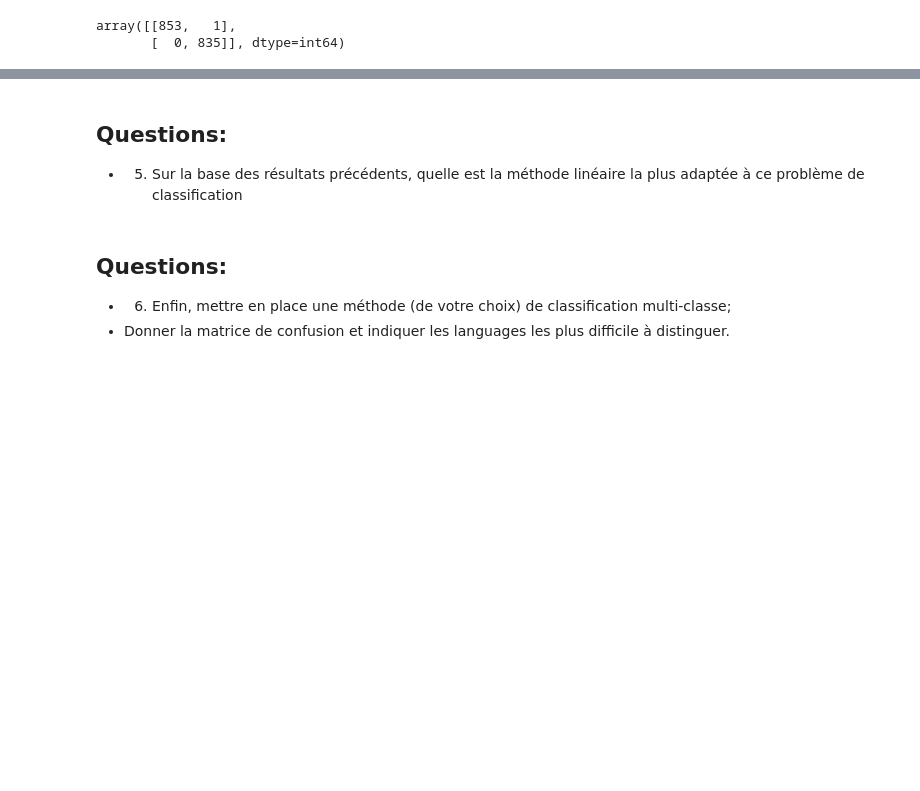
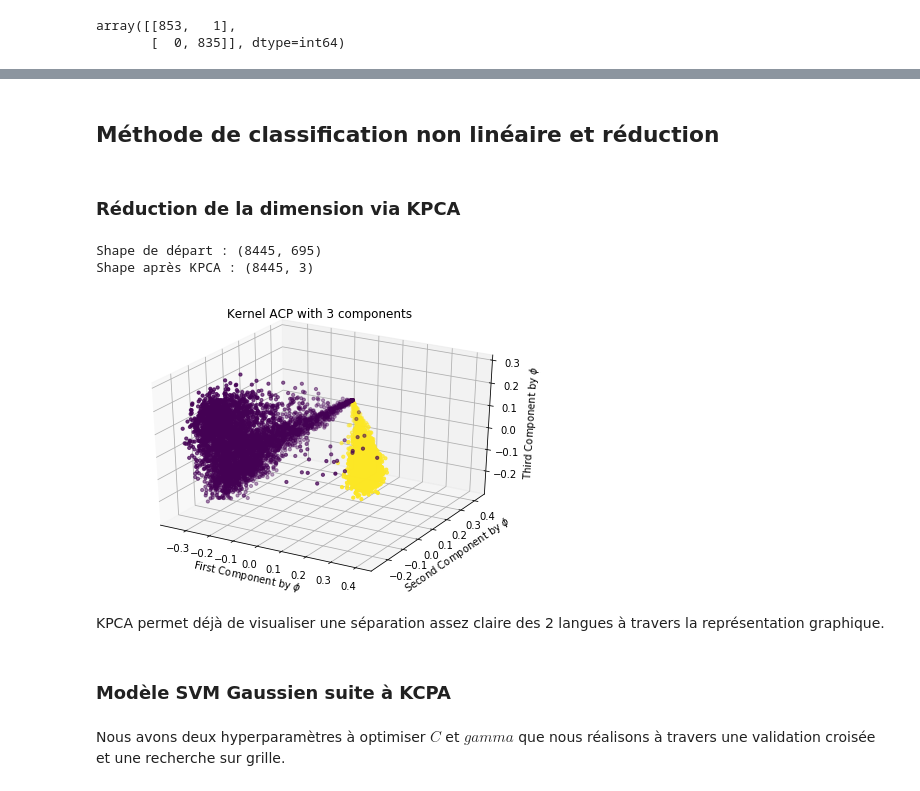
Before and after one commit to anthonymoisan/ClassificationLanguage, a Jupyter notebook: src/Projet_AnalyseLinguistique_AnthonyMoisan.ipynb, the cells around one changed output, grey strips where cells are left out. Saved outputs shown, nothing was run; the diff lists cells and outputs as text; code cells hidden in the pictures; blank space fills up the shorter version.

Commit message:
Classification non linéaire et KPCA

```diff
--- a/src/Projet_AnalyseLinguistique_AnthonyMoisan.ipynb
+++ b/src/Projet_AnalyseLinguistique_AnthonyMoisan.ipynb
@@ -769,7 +768,40 @@ L'analyse en composante principale permet d'obtenir des résultats similaires pa
-# %% [markdown]
-## Questions:
-* 5. Sur la base des résultats précédents, quelle est la méthode linéaire la plus adaptée à ce problème de classification
-# %% [markdown]
-## Questions:
-* 6. Enfin, mettre en place une méthode (de votre choix) de classification multi-classe;
- * Donner la matrice de confusion et indiquer les languages les plus difficile à distinguer.
+# %% [markdown]
+## Méthode de classification non linéaire et réduction
+# %% [markdown]
+### Réduction de la dimension via KPCA
+# %%
+from sklearn.decomposition import KernelPCA
+
+#Application de la PCA
+kpca =  KernelPCA(kernel="rbf",n_components=3, random_state=0)
+kpca.fit(X_scaled)
+X_kpca = kpca.transform(X_scaled)
+
+print("Shape de départ : {}".format(str(X_scaled.shape)))
+print("Shape après KPCA : {}".format(str(X_kpca.shape)))
+# %% [output]
+Shape de départ : (8445, 695)
+Shape après KPCA : (8445, 3)
+# %%
+import matplotlib.pyplot as plt
+# 3D visualization
+import pylab
+from mpl_toolkits.mplot3d import Axes3D
+from matplotlib import pyplot
+fig = pylab.figure(1)
+ax = Axes3D(fig)
+size_vertex_plot = 50
+ax.scatter(X_kpca[:,0],X_kpca[:,1],X_kpca[:,2], s=10, c=y)
+ax.set_xlabel('First Component by $\phi$')
+ax.set_ylabel('Second Component by $\phi$')
+ax.set_zlabel('Third Component by $\phi$')
+plt.title('Kernel ACP with 3 components')
+pyplot.show()
+# %% [output]
+[figure, added]
+# %% [markdown]
+KPCA permet déjà de visualiser une séparation assez claire des 2 langues à travers la représentation graphique.
+# %% [markdown]
+### Modèle SVM Gaussien suite à KCPA
+# %% [markdown]
+Nous avons deux hyperparamètres à optimiser $C$ et $gamma$ que nous réalisons à travers une validation croisée et une recherche sur grille.
```
Also changed, not shown: parts of 14 cells of this notebook.
